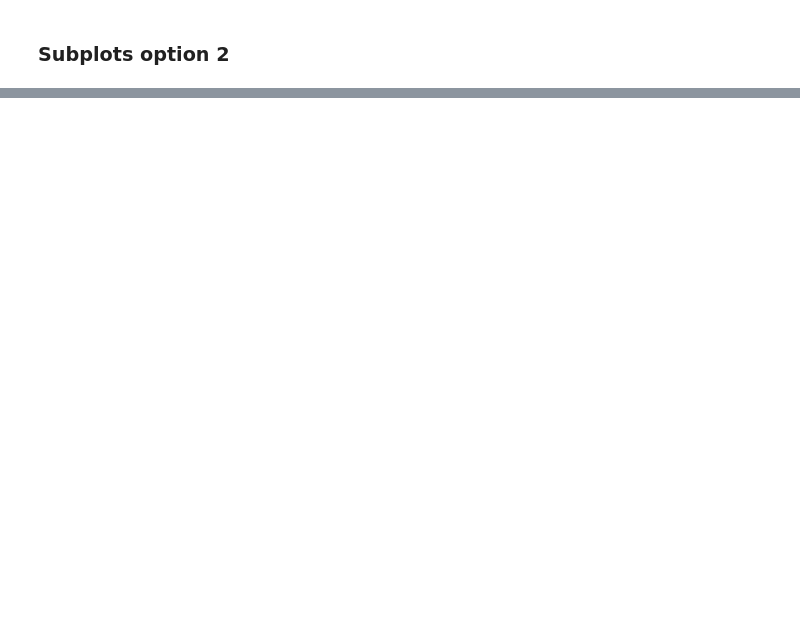
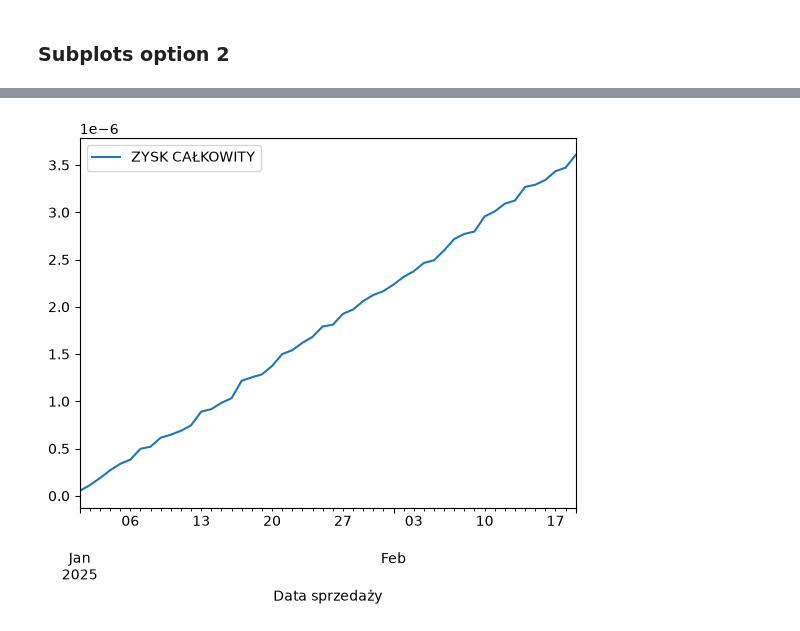
Before and after one commit to pavlovskakristina/ML-journey, a Jupyter notebook: Project2/matplotlib.ipynb, the cells around one changed output, grey strips where cells are left out. Saved outputs shown, nothing was run; the diff lists cells and outputs as text; code cells hidden in the pictures; blank space fills up the shorter version.

```diff
--- a/Project2/matplotlib.ipynb
+++ b/Project2/matplotlib.ipynb
@@ -181,0 +184,3 @@ ax[1, 1].hist(np.random.randn(1000));
+# %%
+car_sales = pd.read_csv("auta_treningowe.csv")
+car_sales.head(11)
@@ -181,0 +206,4 @@ ax[1, 1].hist(np.random.randn(1000));
+# %%
+# We are creating here Sales data column
+car_sales["Data sprzedaży"] = pd.date_range("1/1/2025", periods=len(car_sales))
+print("Długość listy:", len(car_sales))
@@ -181,0 +234,3 @@ ax[1, 1].hist(np.random.randn(1000));
+# %%
+car_sales["ZYSK CAŁKOWITY"] = car_sales["Cena_PLN"].cumsum()
+car_sales.head(10)
@@ -181,0 +249,6 @@ ax[1, 1].hist(np.random.randn(1000));
+# %%
+# Plotting total sales
+
+car_sales.plot(x="Data sprzedaży", y="ZYSK CAŁKOWITY");
+# %% [output]
+[figure, added]
```
Also changed, not shown: parts of 21 cells of this notebook, 3 other files.
